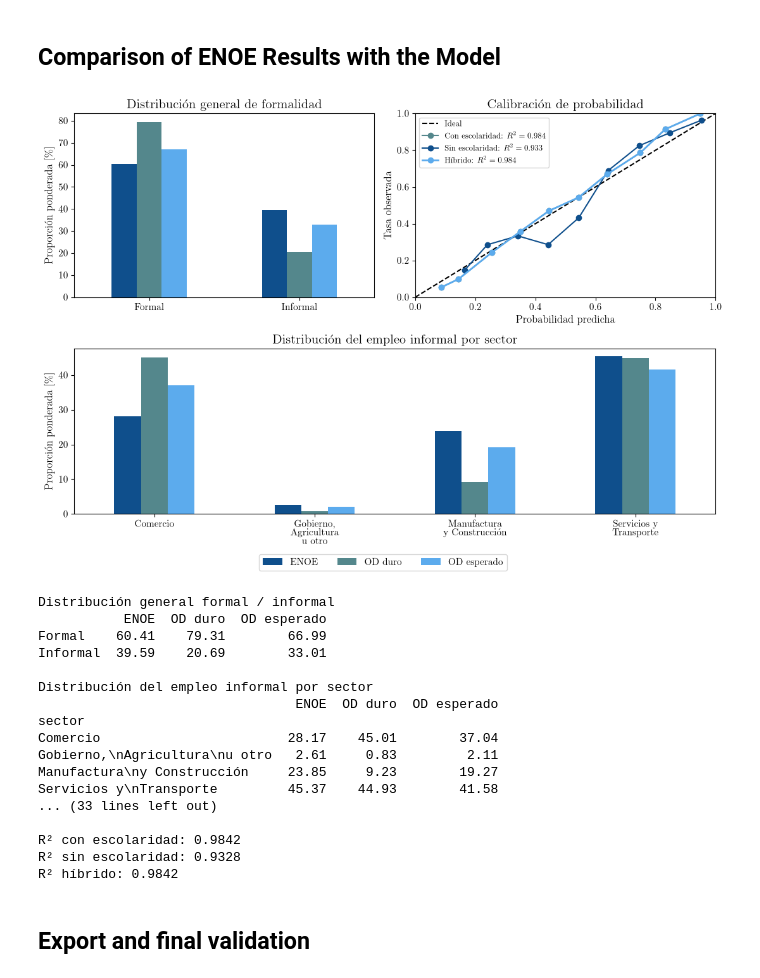
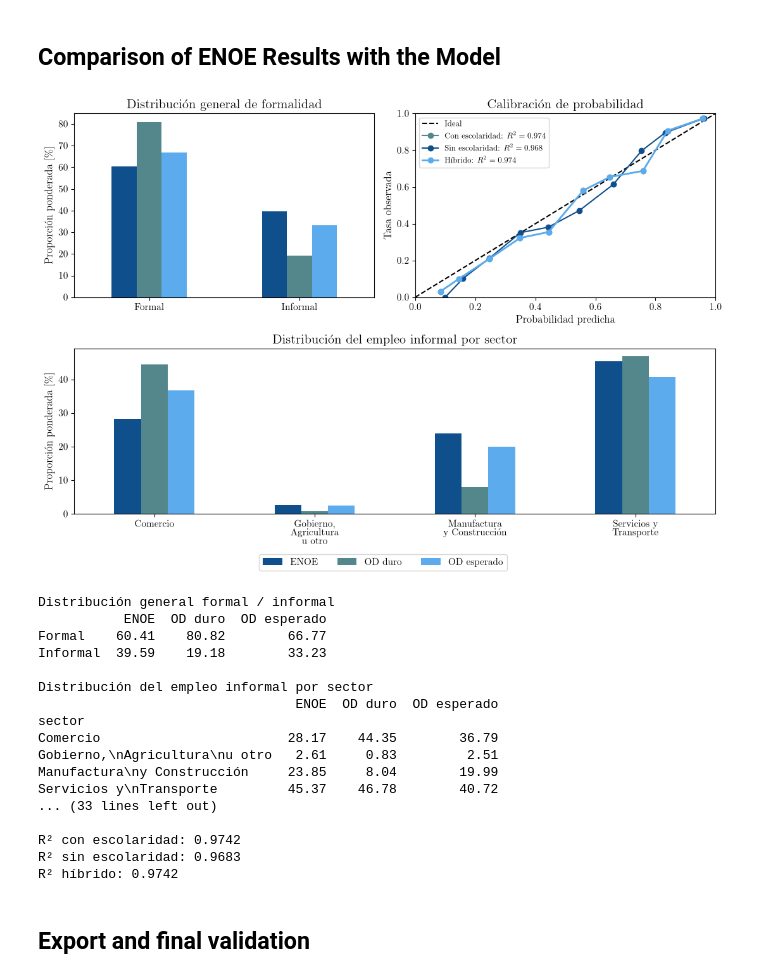
Before and after one commit to CentroFuturoCiudades/informal-jobs-model, a Jupyter notebook: notebooks/05_informality_model.ipynb, the cells around one changed output. Cells and saved outputs as stored; diff of their text form; code cells hidden in the pictures.

```diff
--- a/notebooks/05_informality_model.ipynb
+++ b/notebooks/05_informality_model.ipynb
@@ -37,11 +37,12 @@ For workers whose sector was originally observed, $P(S_i=s\mid X_i)$ is one-hot
 
 The informality model is trained using ENOE workers from municipalities represented in both ENOE and OD. This preserves the same geographic comparison used in the previous benchmark analysis.
 # %%
-enoe_informality, training_municipalities, geography_summary = src.select_common_informality_population(enoe, od)
+enoe_informality, enoe_benchmark, training_municipalities, geography_summary = src.select_common_informality_population(enoe, od)
 print(geography_summary.round(4))
-print(f"ENOE workers used for informality analysis: {len(enoe_informality):,}")
+print(f"ENOE workers used for training (whole state, non-metro municipalities as 'otro'): {len(enoe_informality):,}")
+print(f"ENOE workers in the benchmark population (metro municipalities sampled by both surveys): {len(enoe_benchmark):,}")
 outside = geography_summary[~geography_summary["enoe"]]
-print(f"OD workers in municipalities not sampled by ENOE (scored as 'otro'): {outside['od_workers'].sum():,} rows, {outside['od_weighted_share'].sum():.2%} of the weighted OD population ({', '.join(outside['municipio'])})")
+print(f"OD workers in metro municipalities not sampled by ENOE (scored by averaging over the sampled ones): {outside['od_workers'].sum():,} rows, {outside['od_weighted_share'].sum():.2%} of the weighted OD population ({', '.join(outside['municipio'])})")
 # %% [output]
                 municipio   enoe    od  common  od_workers  od_weighted_share
 0             guadalajara   True  True    True        3679             0.2737
@@ -89,6 +91,9 @@ predictor_missingness.round(4)
 Based on the method used to divide the training and test sets for the sectoral allocation model, a held-out ENOE test sample is reserved before model tuning. Workers belonging to the same household are kept within the same partition.
 # %%
 enoe_informality_train, enoe_informality_test = src.split_enoe_informality_data(enoe_informality, n_splits=5, test_fold=0, random_state=42)
-print(f"ENOE workers available for training: {len(enoe_informality_train):,}")
-print(f"ENOE workers reserved for testing: {len(enoe_informality_test):,}")
+# Performance is judged where the model is applied: the metro municipalities. Non-metro test rows are dropped from the
+# held-out set (they remain in the training folds).
+enoe_informality_test = enoe_informality_test[enoe_informality_test["municipio"] != "otro"].reset_index(drop=True)
+print(f"ENOE workers available for training: {len(enoe_informality_train):,} ({(enoe_informality_train['municipio'] == 'otro').sum():,} outside the metro area)")
+print(f"ENOE metro workers reserved for testing: {len(enoe_informality_test):,}")
 # %% [output]
@@ -438,8 +444,8 @@ def calibration_r2(calibration_df):
     return np.nan if ss_tot == 0 else 1 - ss_res / ss_tot
 
 # Distribución general formal / informal
-enoe_total_population = enoe_informality["survey_weight"].sum()
-enoe_informal_population = (enoe_informality["survey_weight"] * enoe_informality["informal"]).sum()
+enoe_total_population = enoe_benchmark["survey_weight"].sum()
+enoe_informal_population = (enoe_benchmark["survey_weight"] * enoe_benchmark["informal"]).sum()
 enoe_formal_population = enoe_total_population - enoe_informal_population
 
 od_total_population = od_informality["expansion_factor"].sum()
@@ -465,7 +471,7 @@ od_expected_by_sector = pd.Series({
 })
 od_expected_by_sector = od_expected_by_sector / od_expected_by_sector.sum()
 
-enoe_informal = enoe_informality[enoe_informality["informal"] == 1].copy()
+enoe_informal = enoe_benchmark[enoe_benchmark["informal"] == 1].copy()
 enoe_by_sector = enoe_informal.groupby("sector")["survey_weight"].sum().reindex(sector_order, fill_value=0)
 enoe_by_sector = enoe_by_sector / enoe_by_sector.sum()
 
@@ -493,8 +499,8 @@ od_expected_within_sector = pd.Series({
     for sector in sector_order
 })
 
-enoe_sector_population = enoe_informality.groupby("sector")["survey_weight"].sum().reindex(sector_order, fill_value=0)
-enoe_informal_population_by_sector = enoe_informality[enoe_informality["informal"] == 1].groupby("sector")["survey_weight"].sum().reindex(sector_order, fill_value=0)
+enoe_sector_population = enoe_benchmark.groupby("sector")["survey_weight"].sum().reindex(sector_order, fill_value=0)
+enoe_informal_population_by_sector = enoe_benchmark[enoe_benchmark["informal"] == 1].groupby("sector")["survey_weight"].sum().reindex(sector_order, fill_value=0)
 enoe_within_sector = enoe_informal_population_by_sector / enoe_sector_population
 
 informality_within_sector = pd.DataFrame({
@@ -587,51 +593,51 @@ ax3.get_legend().remove()
 
 fig.legend(handles, labels, loc="lower center", ncol=3, fontsize=11, bbox_to_anchor=(0.5, 0.04), frameon=True)
 
 output_dir = ROOT / "outputs/figures"
 output_dir.mkdir(parents=True, exist_ok=True)
 
 plt.tight_layout(rect=[0, 0.08, 1, 1])
 
 fig.savefig(output_dir / "informality_model_enoe_od_comparison.pdf", bbox_inches="tight")
 fig.savefig(output_dir / "informality_model_enoe_od_comparison.png", dpi=600, bbox_inches="tight")
 
 plt.show()
 
 # Tablas resumen
 print("Distribución general formal / informal")
 print(overall_formality_distribution.round(2))
 
 print("\nDistribución del empleo informal por sector")
 print(informal_distribution_by_sector.round(2))
 
 print("\nTasa de informalidad dentro de cada sector")
 print(informality_within_sector.round(2))
 
 print("\nCalibración del modelo híbrido")
 print(hybrid_calibration.round(4))
 
 print(f"\nR² con escolaridad: {r2_with_education:.4f}")
 print(f"R² sin escolaridad: {r2_without_education:.4f}")
 print(f"R² híbrido: {r2_hybrid:.4f}")
 # %% [output]
-[figure, old version]
+[figure, new version]
 Distribución general formal / informal
            ENOE  OD duro  OD esperado
-Formal    60.41    79.31        66.99
-Informal  39.59    20.69        33.01
+Formal    60.41    80.82        66.77
+Informal  39.59    19.18        33.23
 
 Distribución del empleo informal por sector
                                  ENOE  OD duro  OD esperado
 sector
-Comercio                        28.17    45.01        37.04
-Gobierno,\nAgricultura\nu otro   2.61     0.83         2.11
-Manufactura\ny Construcción     23.85     9.23        19.27
-Servicios y\nTransporte         45.37    44.93        41.58
+Comercio                        28.17    44.35        36.79
+Gobierno,\nAgricultura\nu otro   2.61     0.83         2.51
+Manufactura\ny Construcción     23.85     8.04        19.99
+Servicios y\nTransporte         45.37    46.78        40.72
 ... (33 lines left out)
 
-R² con escolaridad: 0.9842
-R² sin escolaridad: 0.9328
-R² híbrido: 0.9842
+R² con escolaridad: 0.9742
+R² sin escolaridad: 0.9683
+R² híbrido: 0.9742
 # %% [markdown]
 ## Export and final validation
 # %%
```
Also changed, not shown: parts of 23 cells of this notebook, 8 other files.
